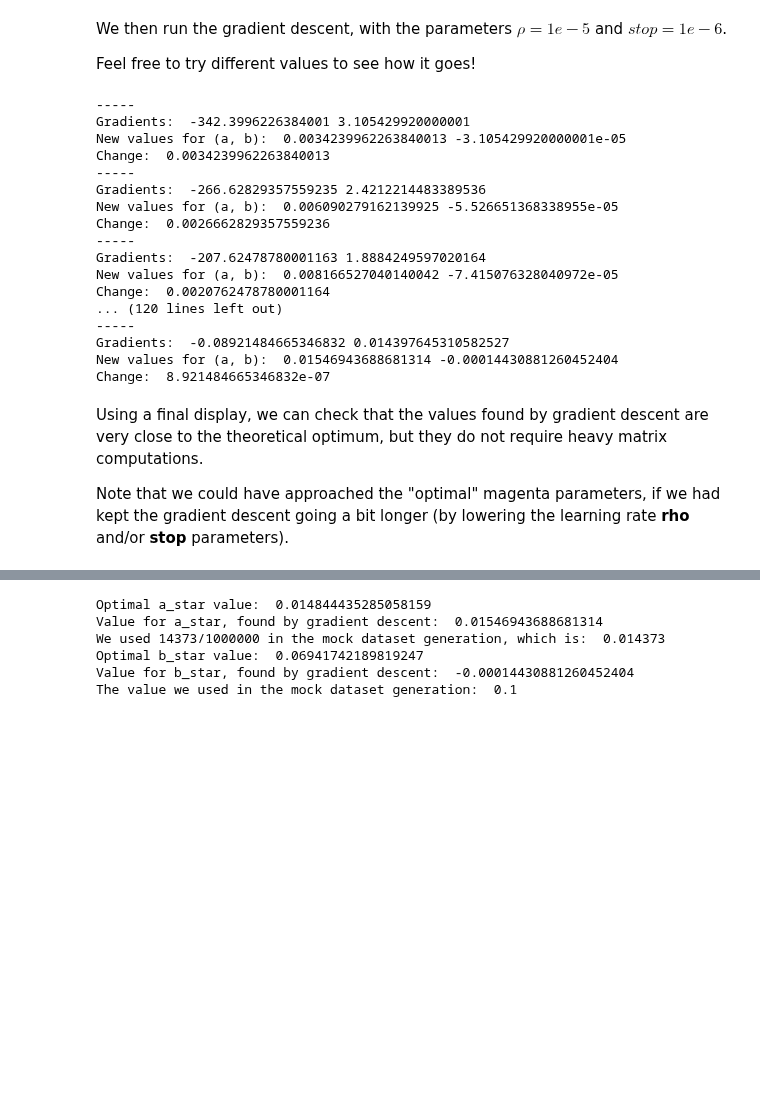
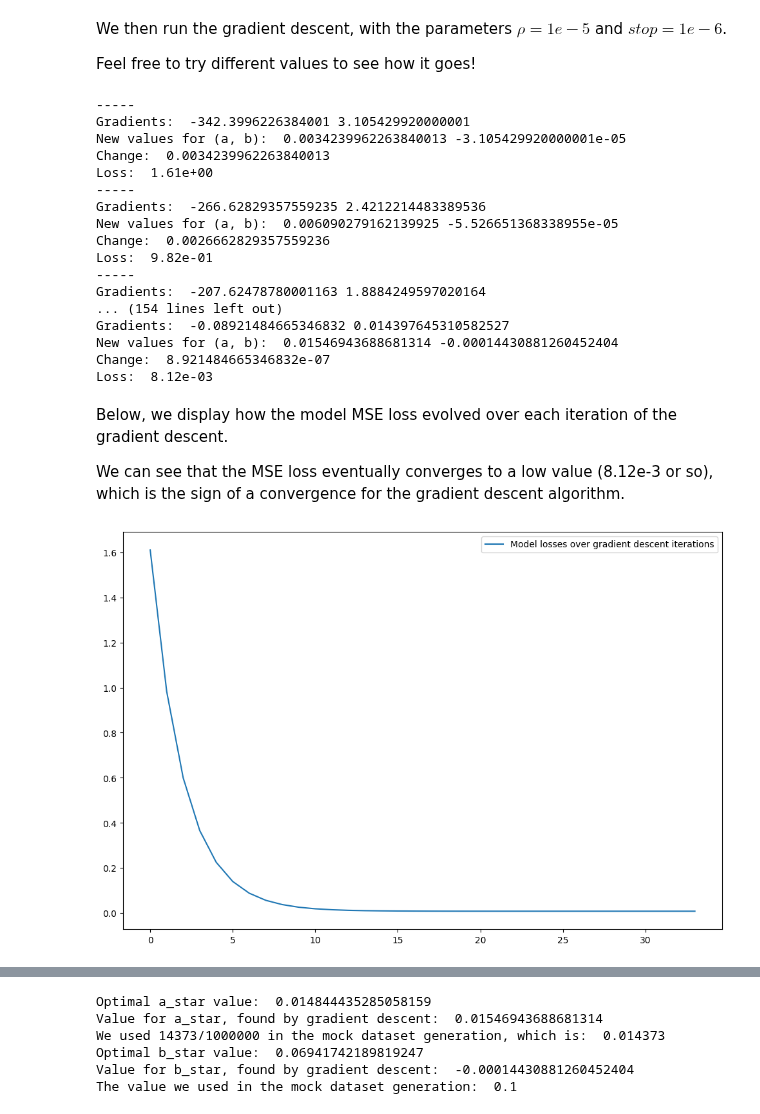
Before and after one commit to matthieudemari/SUTD_DL_50_039, a Jupyter notebook: W1/0. All/Code files/2. Solving a Simple Linear Regression Model with a Mock Dataset, using Gradient Descent.ipynb, the cells around one changed output, grey strips where cells are left out. Drawn from its saved outputs; the diff is of its cells as text; code cells hidden in the pictures; blank space fills up the shorter version.

```diff
--- a/W1/0. All/Code files/2. Solving a Simple Linear Regression Model with a Mock Dataset, using Gradient Descent.ipynb
+++ b/W1/0. All/Code files/2. Solving a Simple Linear Regression Model with a Mock Dataset, using Gradient Descent.ipynb
@@ -204,6 +204,8 @@ def gradient_descent_linreg(a_0, b_0, x, y, rho = 1e-5, stop = 1e-5, max_count =
     change = float("Inf")
     # Counter as safety to prevent infinite looping
     counter = 0
+    # List of losses, to be used for display later
+    losses = []
     while change > stop:
         # Helper to visualize iterations of while loop
         print("-----")
@@ -217,6 +219,10 @@ def gradient_descent_linreg(a_0, b_0, x, y, rho = 1e-5, stop = 1e-5, max_count =
         # Compute change
         change = max(abs(rho*D_a), abs(rho*D_b))
         print("Change: ", change)
+        # COmpute and display current loss
+        loss = loss_mse(a, b, x, y)
+        losses.append(float(loss))
+        print("Loss: ", loss)
         # Counter update, will break if iterations number exceeds max_count,
         # to prevent gradient descent from going indefinitely.
         # (Just a safety measure, for good practice, we would definitely prefer to see
@@ -225,32 +231,42 @@ def gradient_descent_linreg(a_0, b_0, x, y, rho = 1e-5, stop = 1e-5, max_count =
         if(counter > max_count):
             print("Maximal number of iterations reached.")
             break
-    return a, b
+    return a, b, losses
 # %% [markdown]
 We then run the gradient descent, with the parameters $ \rho = 1e-5 $ and $ stop = 1e-6 $.
 
 Feel free to try different values to see how it goes!
 # %%
-a_gd, b_gd = gradient_descent_linreg(a_0 = 0, b_0 = 0, x = inputs, y = outputs, rho = 1e-5, stop = 1e-6)
+a_gd, b_gd, losses = gradient_descent_linreg(a_0 = 0, b_0 = 0, x = inputs, y = outputs, rho = 1e-5, stop = 1e-6)
 # %% [output]
 -----
 Gradients:  -342.3996226384001 3.105429920000001
 New values for (a, b):  0.0034239962263840013 -3.105429920000001e-05
 Change:  0.0034239962263840013
+Loss:  1.61e+00
 -----
 Gradients:  -266.62829357559235 2.4212214483389536
 New values for (a, b):  0.006090279162139925 -5.526651368338955e-05
 Change:  0.0026662829357559236
+Loss:  9.82e-01
 -----
 Gradients:  -207.62478780001163 1.8884249597020164
-New values for (a, b):  0.008166527040140042 -7.415076328040972e-05
-Change:  0.0020762478780001164
-... (120 lines left out)
------
+... (154 lines left out)
 Gradients:  -0.08921484665346832 0.014397645310582527
 New values for (a, b):  0.01546943688681314 -0.00014430881260452404
 Change:  8.921484665346832e-07
+Loss:  8.12e-03
 # %% [markdown]
-Using a final display, we can check that the values found by gradient descent are very close to the theoretical optimum, but they do not require heavy matrix computations.
+Below, we display how the model MSE loss evolved over each iteration of the gradient descent.
 
-Note that we could have approached the "optimal" magenta parameters, if we had kept the gradient descent going a bit longer (by lowering the learning rate **rho** and/or **stop** parameters).
+We can see that the MSE loss eventually converges to a low value (8.12e-3 or so), which is the sign of a convergence for the gradient descent algorithm.
+# %%
+# Display dataset
+plt.figure(figsize = (12, 8))
+plt.plot(losses, label = "Model losses over gradient descent iterations")
+
+# Display
+plt.legend(loc = 'best')
+plt.show()
+# %% [output]
+[figure, added]
```
Also changed, not shown: parts of 2 cells of this notebook, 4 other files.
